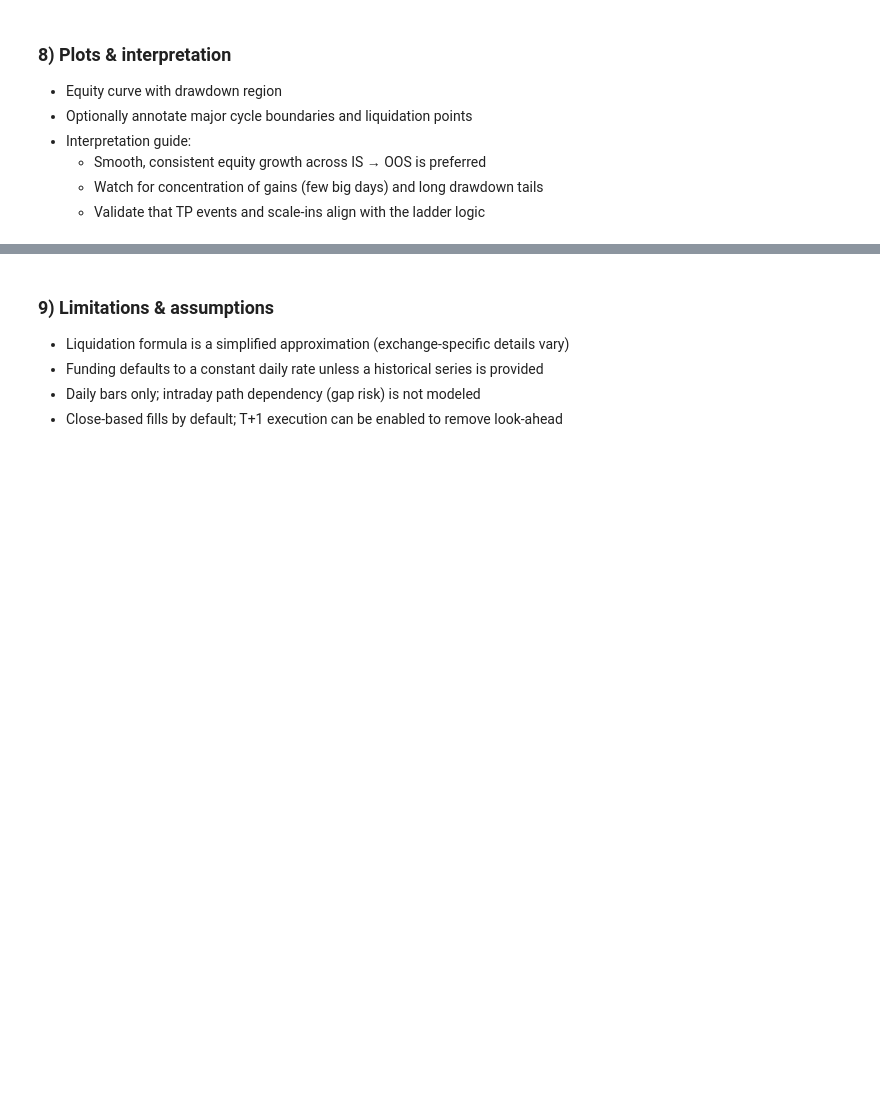
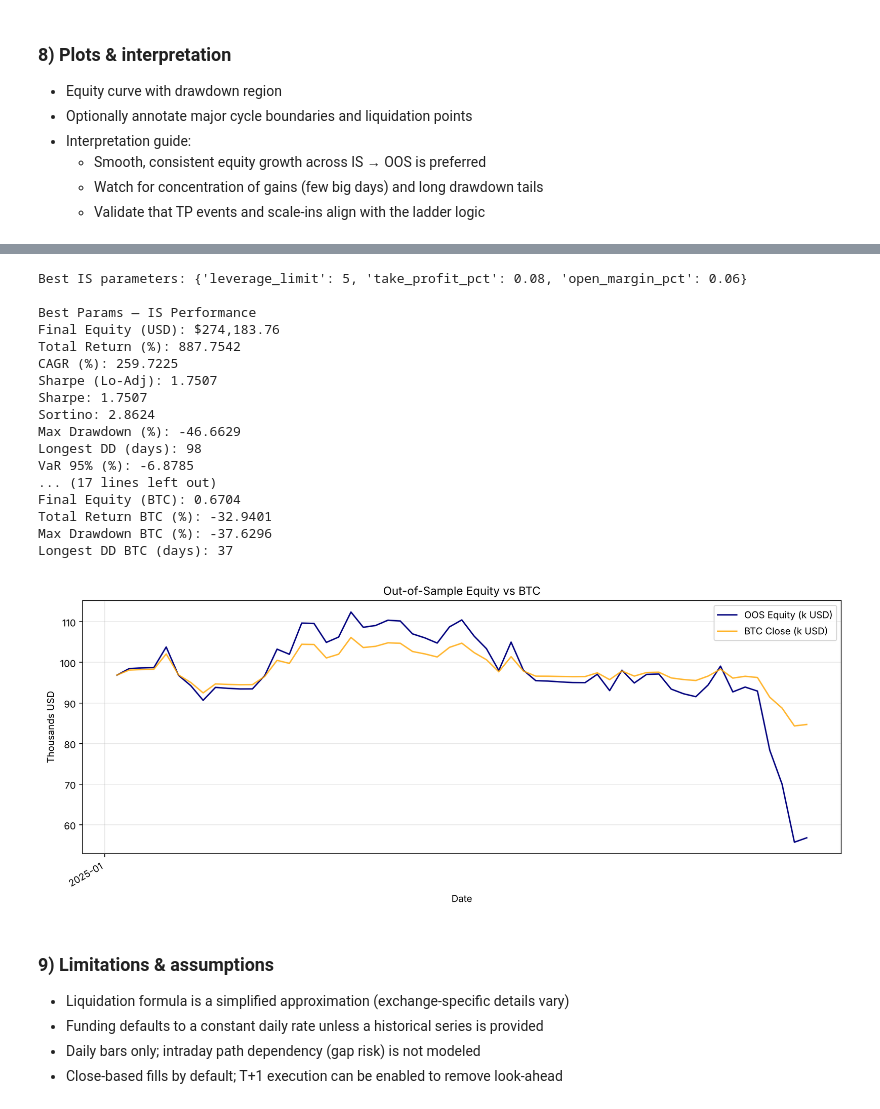
Before and after one commit to gmendozaveirana/MS-backtesting, a Jupyter notebook: MS_backtesting.ipynb, the cells around one changed output, grey strips where cells are left out. Saved outputs shown, nothing was run; the diff lists cells and outputs as text; code cells hidden in the pictures; blank space fills up the shorter version.

```diff
--- a/MS_backtesting.ipynb
+++ b/MS_backtesting.ipynb
@@ -501,7 +465,7 @@ def pick_best_params(grid_df: pd.DataFrame) -> dict:
 if grid_results_is.empty:
     print("Grid results empty; cannot proceed to OOS.")
 else:
-    best_params = pick_best_params(grid_results_is)
+    best_params = pick_best_params(eligible_sorted)
     print("Best IS parameters:", best_params)
 
     # Evaluate on OOS (fresh run with same params)
@@ -519,7 +483,7 @@ else:
     print("\nBest Params — IS Performance")
     for k, v in summary_is_best.items():
         if isinstance(v, float):
-            if 'Equity' in k:
+            if k == 'Final Equity (USD)':
                 print(f"{k}: ${v:,.2f}")
             else:
                 print(f"{k}: {v:.4f}")
@@ -527,34 +491,53 @@ else:
             print(f"{k}: {v}")
 
     print("\nBest Params — OOS Performance")
     if not summary_oos:
         print("OOS period empty or invalid.")
     else:
         for k, v in summary_oos.items():
             if isinstance(v, float):
-                if 'Equity' in k:
+                if k == 'Final Equity (USD)':
                     print(f"{k}: ${v:,.2f}")
                 else:
                     print(f"{k}: {v:.4f}")
             else:
                 print(f"{k}: {v}")
 
     # Optional: plot OOS equity
     if perf_oos is not None and not perf_oos.empty:
         plt.figure(figsize=(12, 5))
         plt.plot(perf_oos['Date'], perf_oos['Equity_USD'] / 1000.0, label='OOS Equity (k USD)', color='navy')
         plt.plot(perf_oos['Date'], perf_oos['Close'] / 1000.0, label='BTC Close (k USD)', color='orange', alpha=0.8)
         plt.title('Out-of-Sample Equity vs BTC')
         plt.xlabel('Date')
         plt.ylabel('Thousands USD')
         plt.legend(loc='best')
         plt.grid(True, alpha=0.3)
         ax = plt.gca()
         ax.xaxis.set_major_formatter(mdates.DateFormatter('%Y-%m'))
         ax.xaxis.set_major_locator(mdates.YearLocator())
         plt.gcf().autofmt_xdate()
         plt.tight_layout()
         plt.show()
+# %% [output]
+Best IS parameters: {'leverage_limit': 5, 'take_profit_pct': 0.08, 'open_margin_pct': 0.06}
+
+Best Params — IS Performance
+Final Equity (USD): $274,183.76
+Total Return (%): 887.7542
+CAGR (%): 259.7225
+Sharpe (Lo-Adj): 1.7507
+Sharpe: 1.7507
+Sortino: 2.8624
+Max Drawdown (%): -46.6629
+Longest DD (days): 98
+VaR 95% (%): -6.8785
+... (17 lines left out)
+Final Equity (BTC): 0.6704
+Total Return BTC (%): -32.9401
+Max Drawdown BTC (%): -37.6296
+Longest DD BTC (days): 37
+[figure, added]
 # %% [markdown]
 ### 9) Limitations & assumptions
 
```
Also changed, not shown: parts of 8 cells of this notebook, 3 other files.
